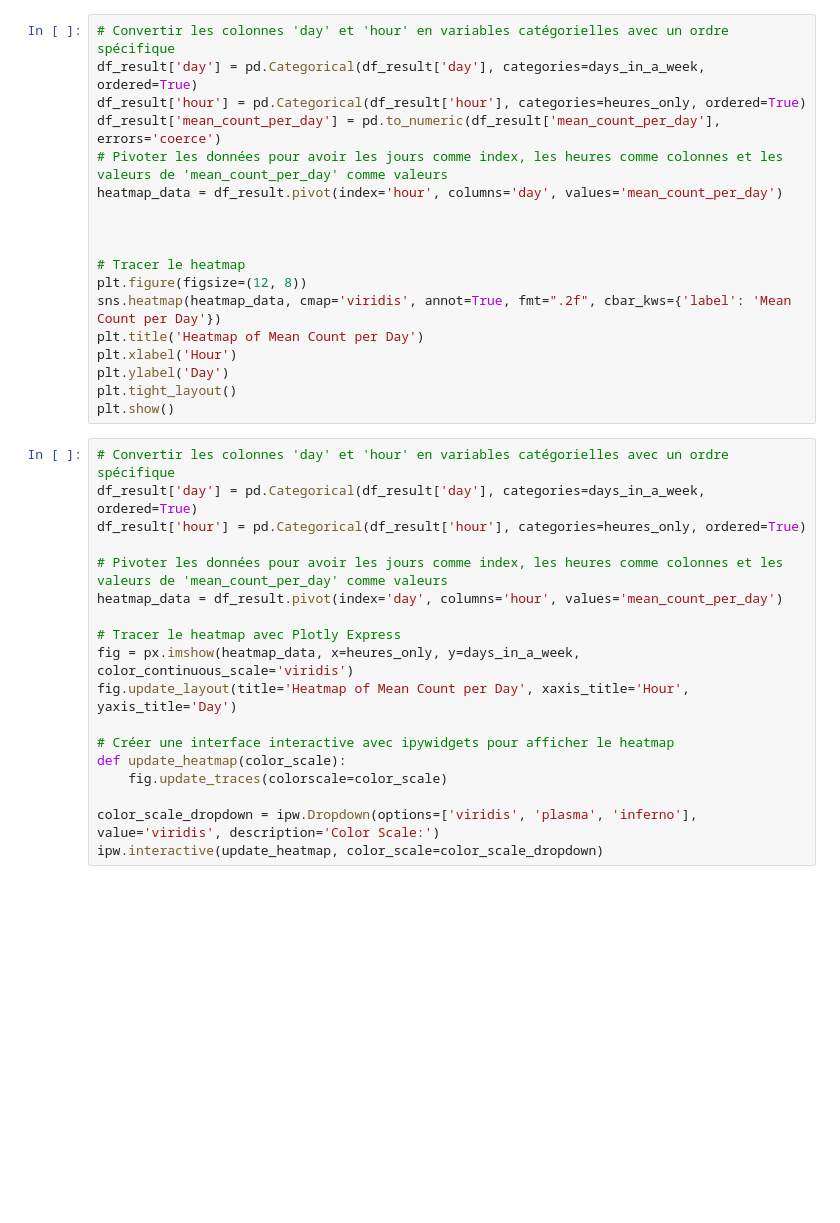
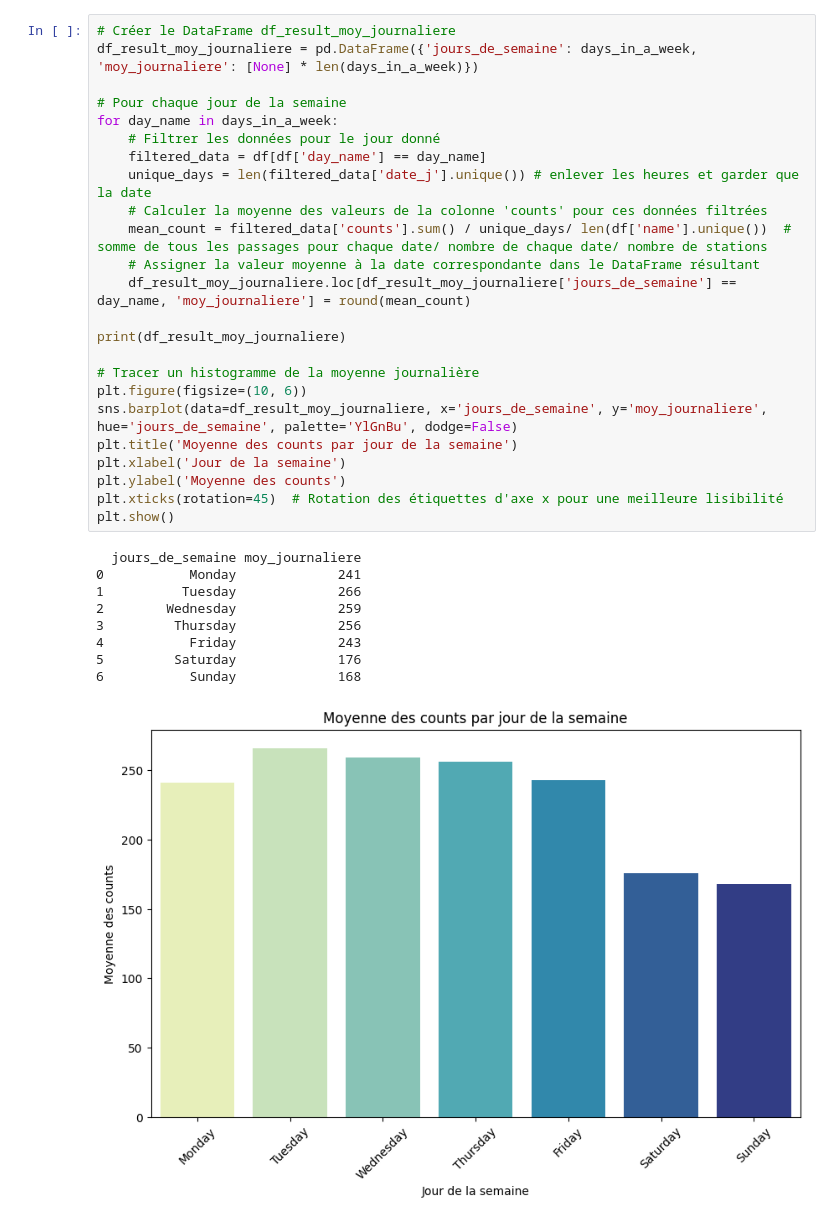
Before and after one commit to ba-talibe/OpenData-Rouen_Analysis_Project, a Jupyter notebook: dataset_updater.ipynb, the cells around one changed output. Cells and saved outputs as stored; diff of their text form; blank space fills up the shorter version.

```diff
--- a/dataset_updater.ipynb
+++ b/dataset_updater.ipynb
@@ -190,36 +245,34 @@ print(df_result)
-# %%
-# Convertir les colonnes 'day' et 'hour' en variables catégorielles avec un ordre spécifique
-df_result['day'] = pd.Categorical(df_result['day'], categories=days_in_a_week, ordered=True)
-df_result['hour'] = pd.Categorical(df_result['hour'], categories=heures_only, ordered=True)
-df_result['mean_count_per_day'] = pd.to_numeric(df_result['mean_count_per_day'], errors='coerce')
-# Pivoter les données pour avoir les jours comme index, les heures comme colonnes et les valeurs de 'mean_count_per_day' comme valeurs
-heatmap_data = df_result.pivot(index='hour', columns='day', values='mean_count_per_day')
-
-
-
-# Tracer le heatmap
-plt.figure(figsize=(12, 8))
-sns.heatmap(heatmap_data, cmap='viridis', annot=True, fmt=".2f", cbar_kws={'label': 'Mean Count per Day'})
-plt.title('Heatmap of Mean Count per Day')
-plt.xlabel('Hour')
-plt.ylabel('Day')
-plt.tight_layout()
-plt.show()
-# %%
-# Convertir les colonnes 'day' et 'hour' en variables catégorielles avec un ordre spécifique
-df_result['day'] = pd.Categorical(df_result['day'], categories=days_in_a_week, ordered=True)
-df_result['hour'] = pd.Categorical(df_result['hour'], categories=heures_only, ordered=True)
-
-# Pivoter les données pour avoir les jours comme index, les heures comme colonnes et les valeurs de 'mean_count_per_day' comme valeurs
-heatmap_data = df_result.pivot(index='day', columns='hour', values='mean_count_per_day')
-
-# Tracer le heatmap avec Plotly Express
-fig = px.imshow(heatmap_data, x=heures_only, y=days_in_a_week, color_continuous_scale='viridis')
-fig.update_layout(title='Heatmap of Mean Count per Day', xaxis_title='Hour', yaxis_title='Day')
-
-# Créer une interface interactive avec ipywidgets pour afficher le heatmap
-def update_heatmap(color_scale):
-    fig.update_traces(colorscale=color_scale)
-
-color_scale_dropdown = ipw.Dropdown(options=['viridis', 'plasma', 'inferno'], value='viridis', description='Color Scale:')
-ipw.interactive(update_heatmap, color_scale=color_scale_dropdown)
+# %%
+# Créer le DataFrame df_result_moy_journaliere
+df_result_moy_journaliere = pd.DataFrame({'jours_de_semaine': days_in_a_week, 'moy_journaliere': [None] * len(days_in_a_week)})
+
+# Pour chaque jour de la semaine
+for day_name in days_in_a_week:
+    # Filtrer les données pour le jour donné
+    filtered_data = df[df['day_name'] == day_name]
+    unique_days = len(filtered_data['date_j'].unique()) # enlever les heures et garder que la date
+    # Calculer la moyenne des valeurs de la colonne 'counts' pour ces données filtrées
+    mean_count = filtered_data['counts'].sum() / unique_days/ len(df['name'].unique())  # somme de tous les passages pour chaque date/ nombre de chaque date/ nombre de stations
+    # Assigner la valeur moyenne à la date correspondante dans le DataFrame résultant
+    df_result_moy_journaliere.loc[df_result_moy_journaliere['jours_de_semaine'] == day_name, 'moy_journaliere'] = round(mean_count)
+
+print(df_result_moy_journaliere)
+
+# Tracer un histogramme de la moyenne journalière
+plt.figure(figsize=(10, 6))
+sns.barplot(data=df_result_moy_journaliere, x='jours_de_semaine', y='moy_journaliere', hue='jours_de_semaine', palette='YlGnBu', dodge=False)
+plt.title('Moyenne des counts par jour de la semaine')
+plt.xlabel('Jour de la semaine')
+plt.ylabel('Moyenne des counts')
+plt.xticks(rotation=45)  # Rotation des étiquettes d'axe x pour une meilleure lisibilité
+plt.show()
+# %% [output]
+  jours_de_semaine moy_journaliere
+0           Monday             241
+1          Tuesday             266
+2        Wednesday             259
+3         Thursday             256
+4           Friday             243
+5         Saturday             176
+6           Sunday             168
+[figure, added]
```
Also changed, not shown: parts of 5 cells of this notebook.
